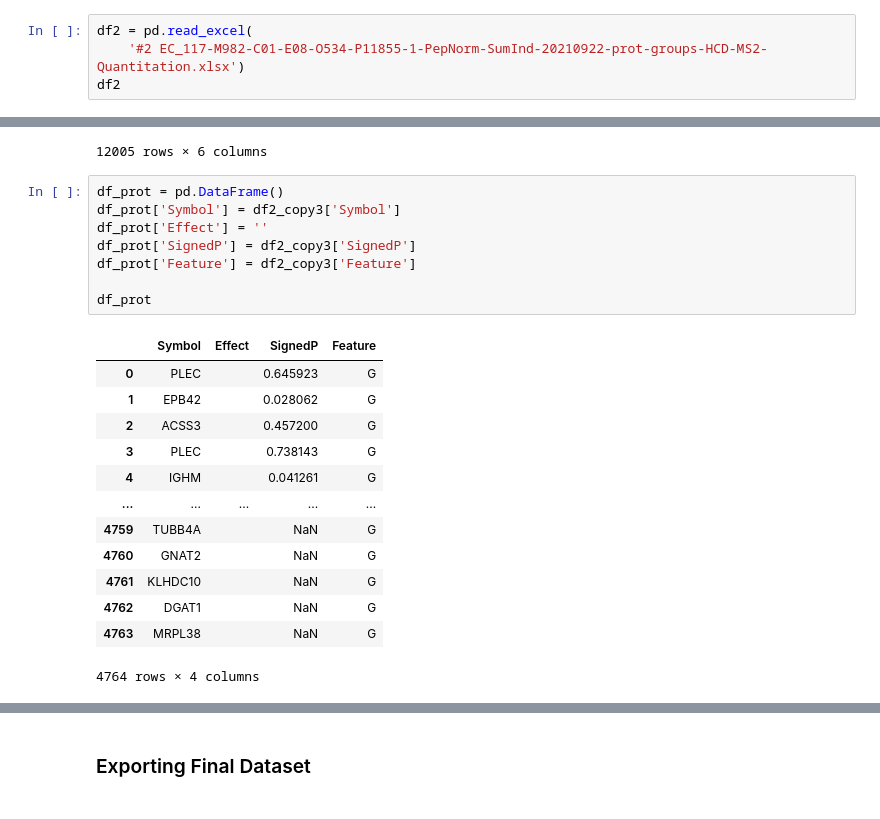
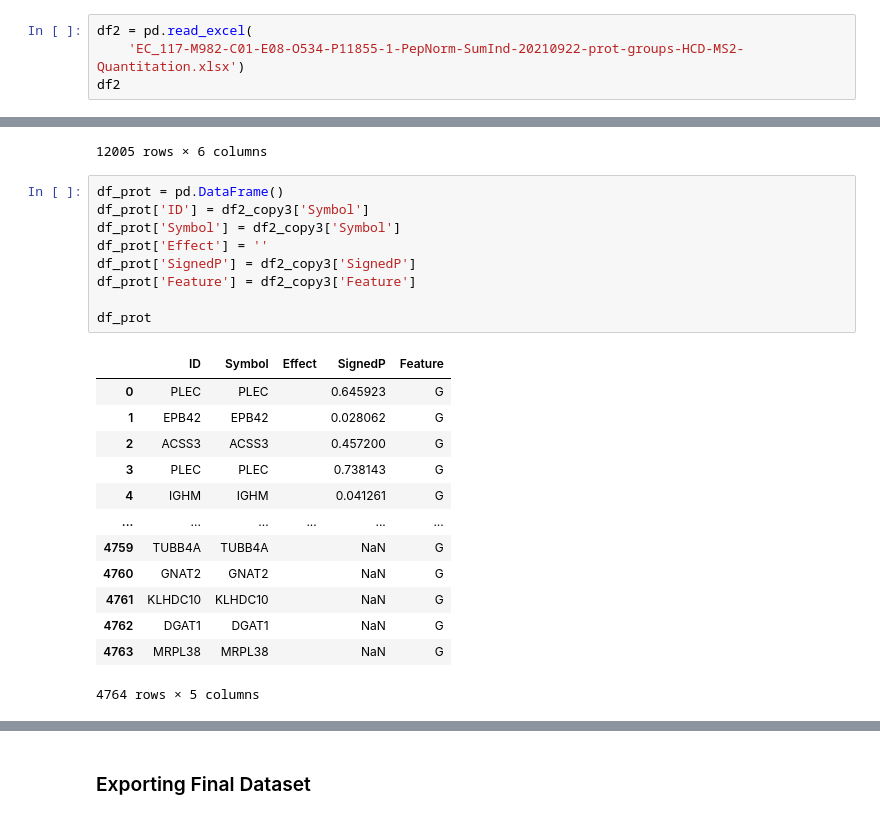
Before and after one commit to PathwayAndDataAnalysis/misc-helpers, a Jupyter notebook: Proteomic Data Preparation for CausalPath/newData/notebook.ipynb, the cells around one changed output, grey strips where cells are left out. Drawn from its saved outputs; the diff is of its cells as text.

```diff
--- a/Proteomic Data Preparation for CausalPath/newData/notebook.ipynb
+++ b/Proteomic Data Preparation for CausalPath/newData/notebook.ipynb
@@ -576,7 +576,7 @@ df1_copy8
 ## Global Proteomic Data
 # %%
 df2 = pd.read_excel(
-    '#2 EC_117-M982-C01-E08-O534-P11855-1-PepNorm-SumInd-20210922-prot-groups-HCD-MS2-Quantitation.xlsx')
+    'EC_117-M982-C01-E08-O534-P11855-1-PepNorm-SumInd-20210922-prot-groups-HCD-MS2-Quantitation.xlsx')
 df2
 # %% [output]
 |  | Protein FDR Confidence: Combined | Accession | Description | Exp. q-value: Combined | Marked as | Sum PEP Score | ... |
@@ -685,26 +685,27 @@ df_pep
 12005 rows × 6 columns
 # %%
 df_prot = pd.DataFrame()
+df_prot['ID'] = df2_copy3['Symbol']
 df_prot['Symbol'] = df2_copy3['Symbol']
 df_prot['Effect'] = ''
 df_prot['SignedP'] = df2_copy3['SignedP']
 df_prot['Feature'] = df2_copy3['Feature']
 
 df_prot
 # %% [output]
-|  | Symbol | Effect | SignedP | Feature |
-| 0 | PLEC |  | 0.645923 | G |
-| 1 | EPB42 |  | 0.028062 | G |
-| 2 | ACSS3 |  | 0.457200 | G |
-| 3 | PLEC |  | 0.738143 | G |
-| 4 | IGHM |  | 0.041261 | G |
-| ... | ... | ... | ... | ... |
-| 4759 | TUBB4A |  | NaN | G |
-| 4760 | GNAT2 |  | NaN | G |
-| 4761 | KLHDC10 |  | NaN | G |
-| 4762 | DGAT1 |  | NaN | G |
-| 4763 | MRPL38 |  | NaN | G |
+|  | ID | Symbol | Effect | SignedP | Feature |
+| 0 | PLEC | PLEC |  | 0.645923 | G |
+| 1 | EPB42 | EPB42 |  | 0.028062 | G |
+| 2 | ACSS3 | ACSS3 |  | 0.457200 | G |
+| 3 | PLEC | PLEC |  | 0.738143 | G |
+| 4 | IGHM | IGHM |  | 0.041261 | G |
+| ... | ... | ... | ... | ... | ... |
+| 4759 | TUBB4A | TUBB4A |  | NaN | G |
+| 4760 | GNAT2 | GNAT2 |  | NaN | G |
+| 4761 | KLHDC10 | KLHDC10 |  | NaN | G |
+| 4762 | DGAT1 | DGAT1 |  | NaN | G |
+| 4763 | MRPL38 | MRPL38 |  | NaN | G |
-4764 rows × 4 columns
+4764 rows × 5 columns
 # %%
 df_final = pd.concat([df_pep, df_prot], axis=0, ignore_index=True)
 df_final
```
Also changed, not shown: parts of 2 cells of this notebook, 1 other file.
